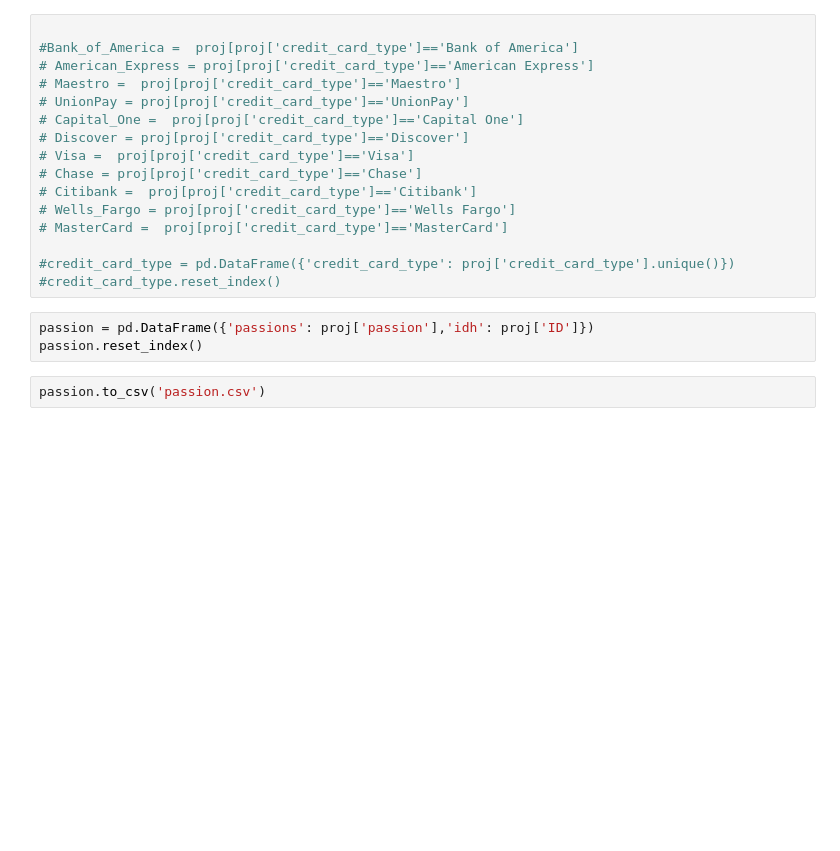
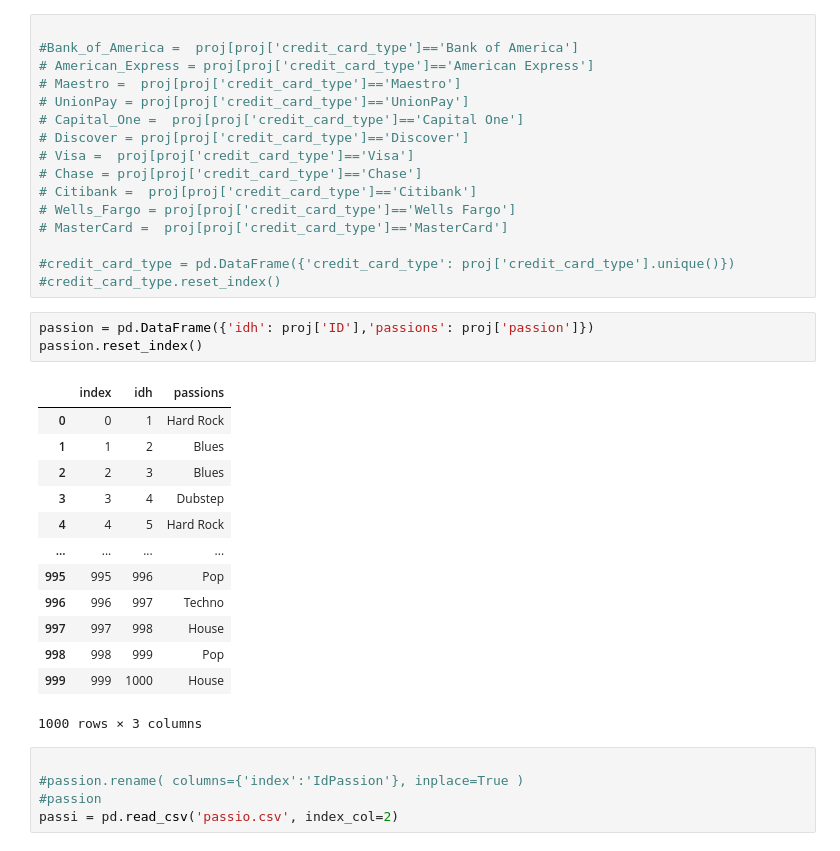
Before and after one commit to marieS06/Projet01, a Jupyter notebook: deb.ipynb, the cells around one changed output. Drawn from its saved outputs; the diff is of its cells as text; blank space fills up the shorter version.

```diff
--- a/deb.ipynb
+++ b/deb.ipynb
@@ -186,7 +491,24 @@ credit_card_type.to_csv('credit_card_type.csv')
 #credit_card_type = pd.DataFrame({'credit_card_type': proj['credit_card_type'].unique()})
 #credit_card_type.reset_index()
 # %%
-passion = pd.DataFrame({'passions': proj['passion'],'idh': proj['ID']})
+passion = pd.DataFrame({'idh': proj['ID'],'passions': proj['passion']})
 passion.reset_index()
+# %% [output]
+|  | index | idh | passions |
+| 0 | 0 | 1 | Hard Rock |
+| 1 | 1 | 2 | Blues |
+| 2 | 2 | 3 | Blues |
+| 3 | 3 | 4 | Dubstep |
+| 4 | 4 | 5 | Hard Rock |
+| ... | ... | ... | ... |
+| 995 | 995 | 996 | Pop |
+| 996 | 996 | 997 | Techno |
+| 997 | 997 | 998 | House |
+| 998 | 998 | 999 | Pop |
+| 999 | 999 | 1000 | House |
+1000 rows × 3 columns
-# %%
-passion.to_csv('passion.csv')
+# %%
+
+#passion.rename( columns={'index':'IdPassion'}, inplace=True )
+#passion
+passi = pd.read_csv('passio.csv', index_col=2)
```
Also changed, not shown: parts of 49 cells of this notebook, 14 other files.
